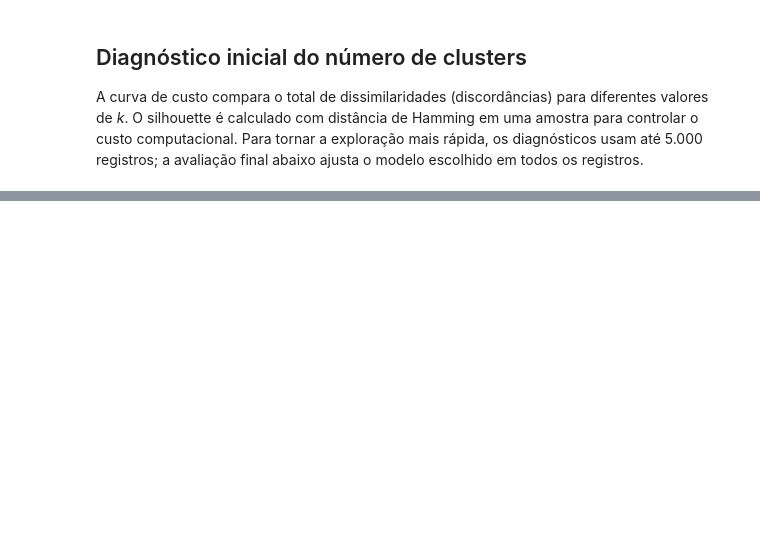
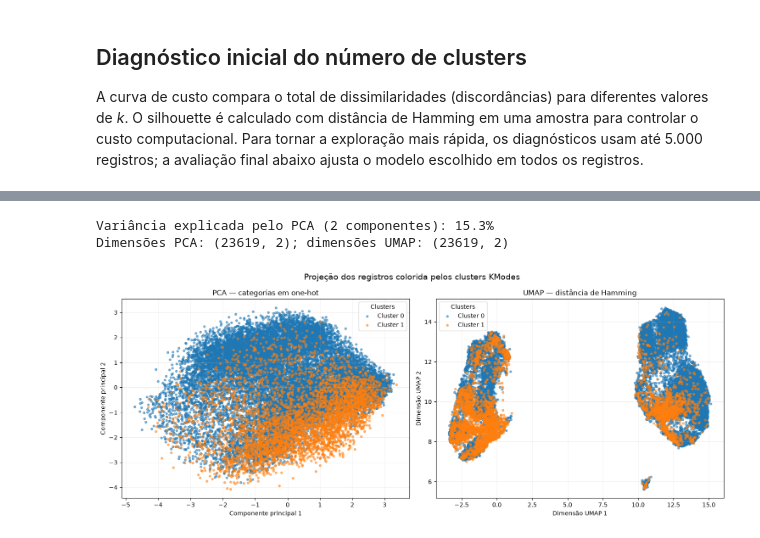
Before and after one commit to JulioSamuelOliveira/saudemental, a Jupyter notebook: 5-Kmeans&Kmodes/K_modes.ipynb, the cells around one changed output, grey strips where cells are left out. Saved outputs shown, nothing was run; the diff lists cells and outputs as text; code cells hidden in the pictures; blank space fills up the shorter version.

```diff
--- a/5-Kmeans&Kmodes/K_modes.ipynb
+++ b/5-Kmeans&Kmodes/K_modes.ipynb
@@ -182,0 +355,47 @@ perfil_clusters
+# %%
+# PCA sobre indicadores one-hot; manter todas as observações e features categóricas.
+encoder_pca = OneHotEncoder(handle_unknown="ignore", sparse_output=False)
+X_onehot = encoder_pca.fit_transform(X_categorico)
+pca = PCA(n_components=2, random_state=42)
+X_pca = pca.fit_transform(X_onehot)
+
+# Hamming compara categorias por igualdade, sem atribuir ordem ou distância entre códigos.
+X_hamming = X_categorico.apply(lambda coluna: pd.factorize(coluna, sort=True)[0])
+reducer = umap.UMAP(
+    n_components=2,
+    n_neighbors=15,
+    min_dist=0.1,
+    metric="hamming",
+    random_state=42,
+)
+X_umap = reducer.fit_transform(X_hamming)
+
+print(f"Variância explicada pelo PCA (2 componentes): {pca.explained_variance_ratio_.sum():.1%}")
+print(f"Dimensões PCA: {X_pca.shape}; dimensões UMAP: {X_umap.shape}")
+
+fig, axes = plt.subplots(1, 2, figsize=(15, 6))
+cores = plt.get_cmap("tab10")
+for cluster in sorted(labels.unique()):
+    mascara = labels.to_numpy() == cluster
+    cor = cores(cluster % 10)
+    axes[0].scatter(
+        X_pca[mascara, 0], X_pca[mascara, 1],
+        s=12, alpha=0.55, color=cor, label=f"Cluster {cluster}",
+    )
+    axes[1].scatter(
+        X_umap[mascara, 0], X_umap[mascara, 1],
+        s=12, alpha=0.55, color=cor, label=f"Cluster {cluster}",
+    )
+
+axes[0].set(title="PCA — categorias em one-hot", xlabel="Componente principal 1", ylabel="Componente principal 2")
+axes[1].set(title="UMAP — distância de Hamming", xlabel="Dimensão UMAP 1", ylabel="Dimensão UMAP 2")
+for ax in axes:
+    ax.legend(title="Clusters")
+    ax.grid(alpha=0.2)
+fig.suptitle("Projeção dos registros colorida pelos clusters KModes", fontsize=14)
+plt.tight_layout()
+plt.show()
+# %% [output]
+Variância explicada pelo PCA (2 componentes): 15.3%
+Dimensões PCA: (23619, 2); dimensões UMAP: (23619, 2)
+[figure, added]
```
Also changed, not shown: parts of 16 cells of this notebook.
